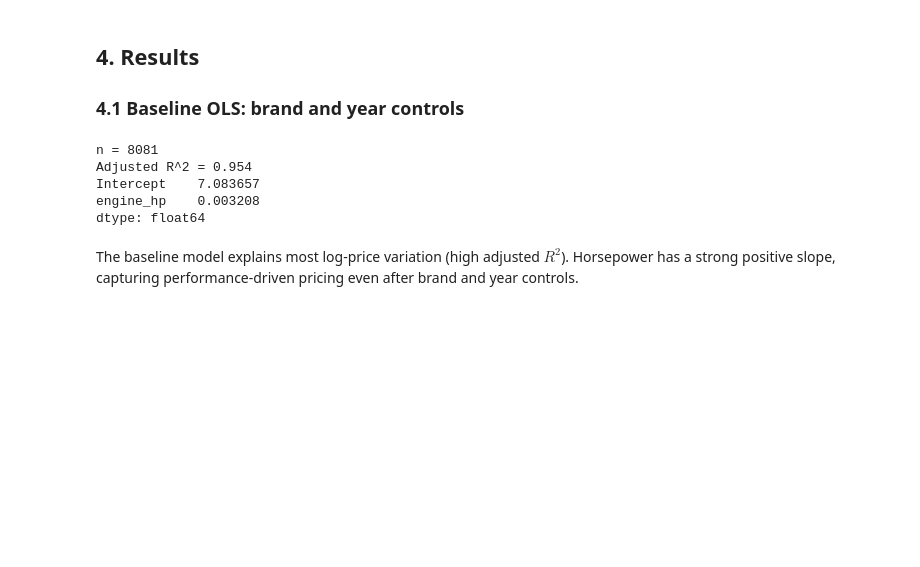
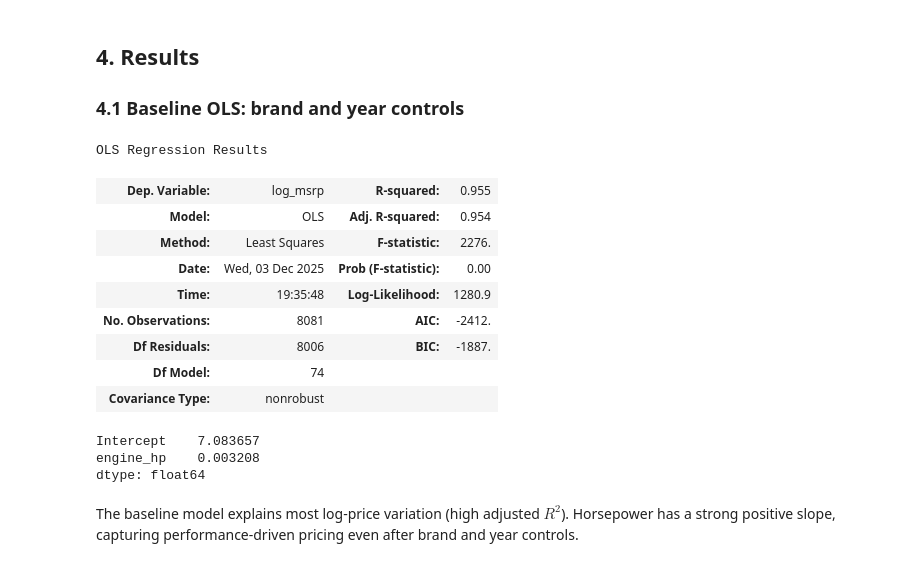
Before and after one commit to zih428/Stat139-final-homework, a Jupyter notebook: stat139_final_hw_milestone5.ipynb, the cells around one changed output. Saved outputs shown, nothing was run; the diff lists cells and outputs as text; code cells hidden in the pictures; blank space fills up the shorter version.

Commit message:
better display

```diff
--- a/stat139_final_hw_milestone5.ipynb
+++ b/stat139_final_hw_milestone5.ipynb
@@ -307,16 +307,23 @@ We retain about 11k rows after dropping records with missing required predictors
 # %%
 baseline_formula = "log_msrp ~ engine_hp + C(make) + C(year)"
 baseline_fit = smf.ols(baseline_formula, data=model_df).fit()
 
-print(f"n = {baseline_fit.nobs:.0f}")
-print(f"Adjusted R^2 = {baseline_fit.rsquared_adj:.3f}")
+display(baseline_fit.summary().tables[0])
 print(baseline_fit.params[["Intercept", "engine_hp"]])
 # %% [output]
-n = 8081
-Adjusted R^2 = 0.954
-Intercept    7.083657
-engine_hp    0.003208
-dtype: float64
+OLS Regression Results
+| Dep. Variable: | log_msrp | R-squared: | 0.955 |
+| Model: | OLS | Adj. R-squared: | 0.954 |
+| Method: | Least Squares | F-statistic: | 2276. |
+| Date: | Wed, 03 Dec 2025 | Prob (F-statistic): | 0.00 |
+| Time: | 19:35:48 | Log-Likelihood: | 1280.9 |
+| No. Observations: | 8081 | AIC: | -2412. |
+| Df Residuals: | 8006 | BIC: | -1887. |
+| Df Model: | 74 |  |  |
+| Covariance Type: | nonrobust |  |  |
+Intercept    7.083657
+engine_hp    0.003208
+dtype: float64
 # %% [markdown]
 
 The baseline model explains most log-price variation (high adjusted $R^2$). Horsepower has a strong positive slope, capturing performance-driven pricing even after brand and year controls.
```
Also changed, not shown: parts of 1 cell of this notebook.
